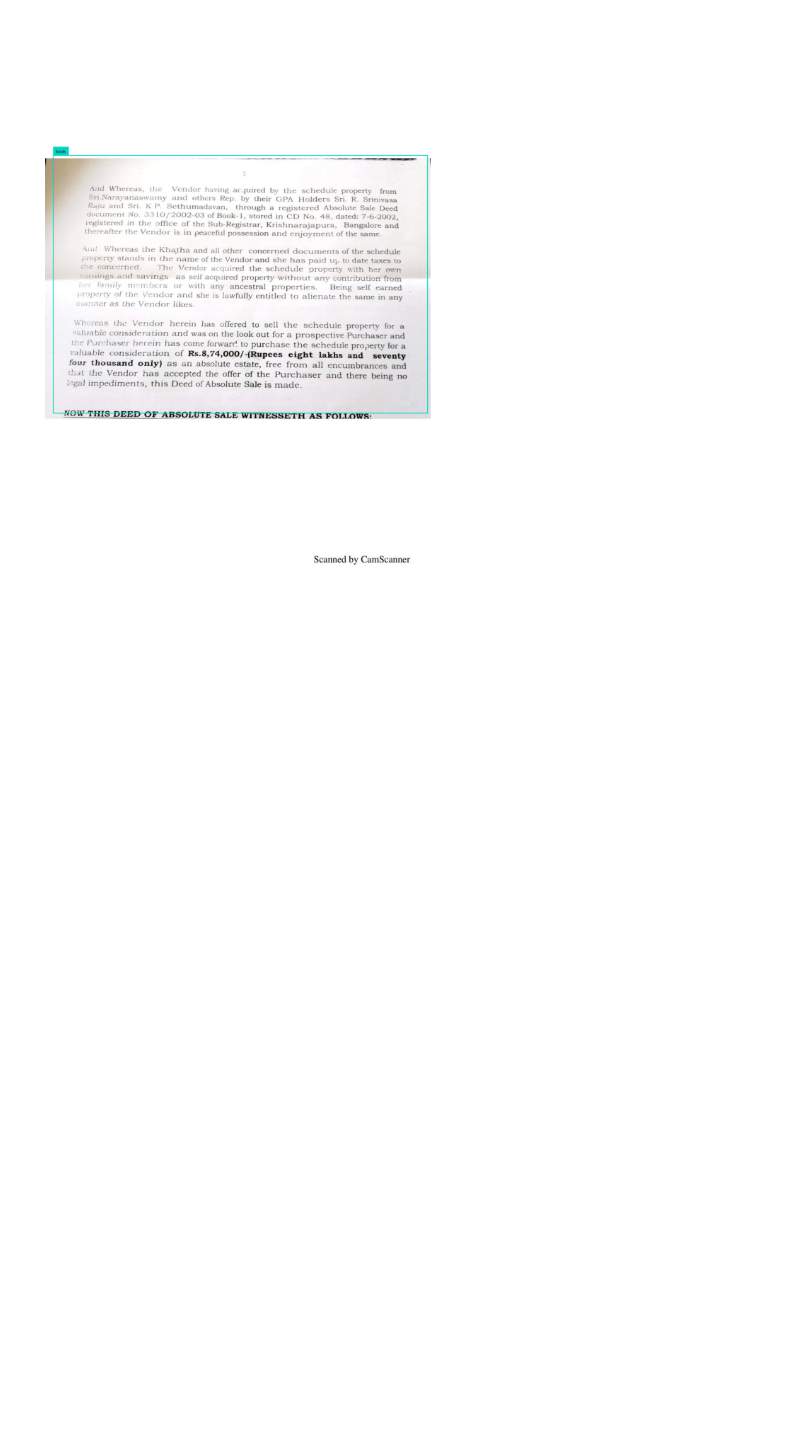
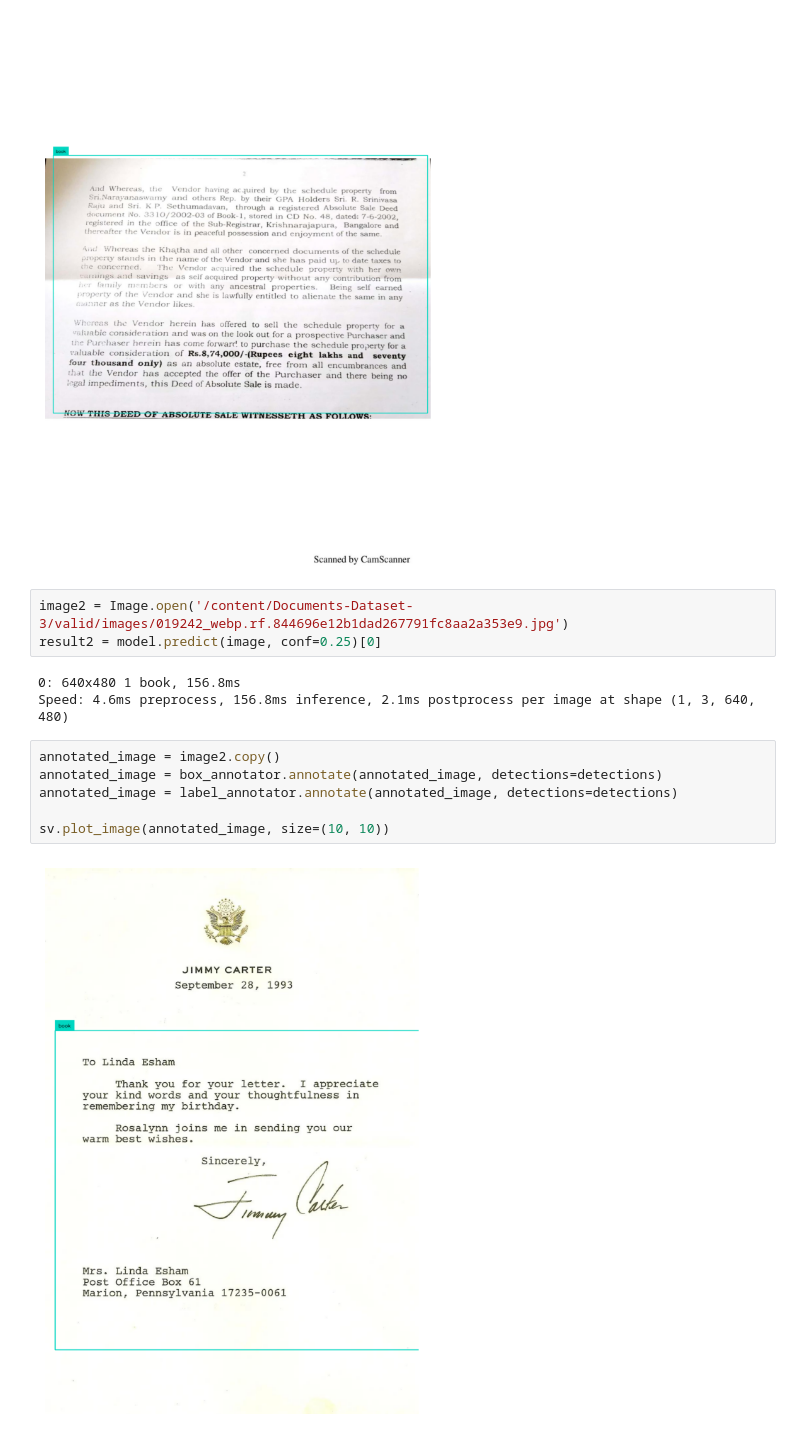
Before and after one commit to PhoenixAlpha23/ML-models, a Jupyter notebook: notebooks/YOLOv11.ipynb, the cells around one changed output. Drawn from its saved outputs; the diff is of its cells as text; blank space fills up the shorter version.

Commit message:
Training on the custom dataset

```diff
--- a/notebooks/YOLOv11.ipynb
+++ b/notebooks/YOLOv11.ipynb
@@ -90,3 +90,17 @@ annotated_image = label_annotator.annotate(annotated_image, detections=detection
 sv.plot_image(annotated_image, size=(10, 10))
 # %% [output]
 [figure]
+# %%
+image2 = Image.open('/content/Documents-Dataset-3/valid/images/019242_webp.rf.844696e12b1dad267791fc8aa2a353e9.jpg')
+result2 = model.predict(image, conf=0.25)[0]
+# %% [output]
+0: 640x480 1 book, 156.8ms
+Speed: 4.6ms preprocess, 156.8ms inference, 2.1ms postprocess per image at shape (1, 3, 640, 480)
+# %%
+annotated_image = image2.copy()
+annotated_image = box_annotator.annotate(annotated_image, detections=detections)
+annotated_image = label_annotator.annotate(annotated_image, detections=detections)
+
+sv.plot_image(annotated_image, size=(10, 10))
+# %% [output]
+[figure, added]
```
Also changed, not shown: parts of 2 cells of this notebook.
